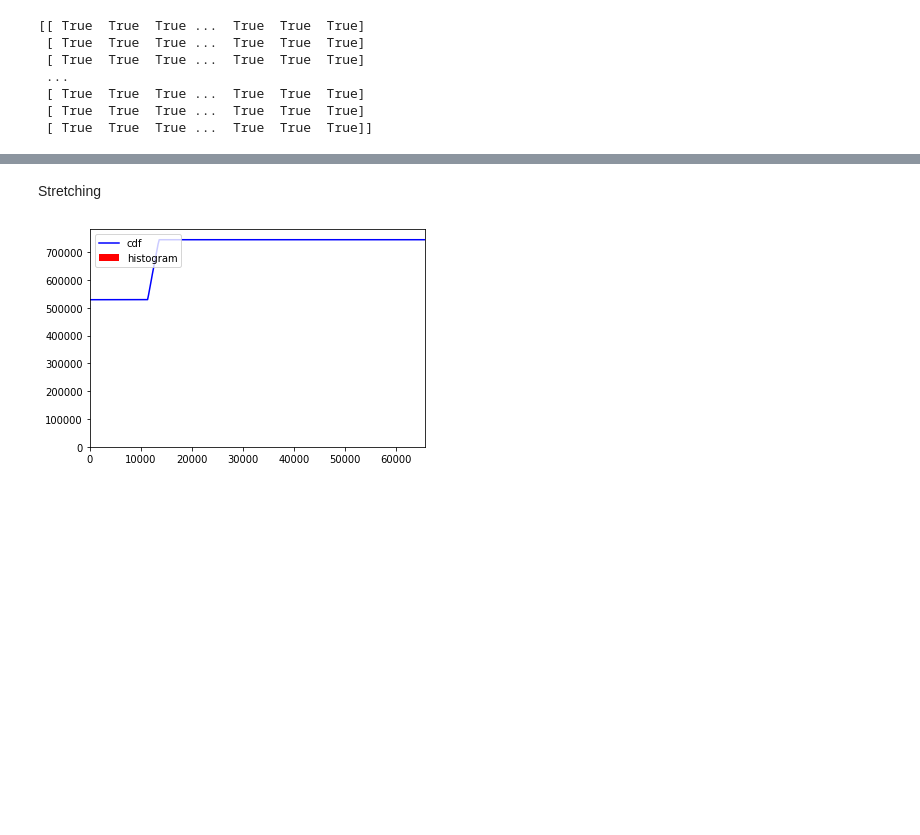
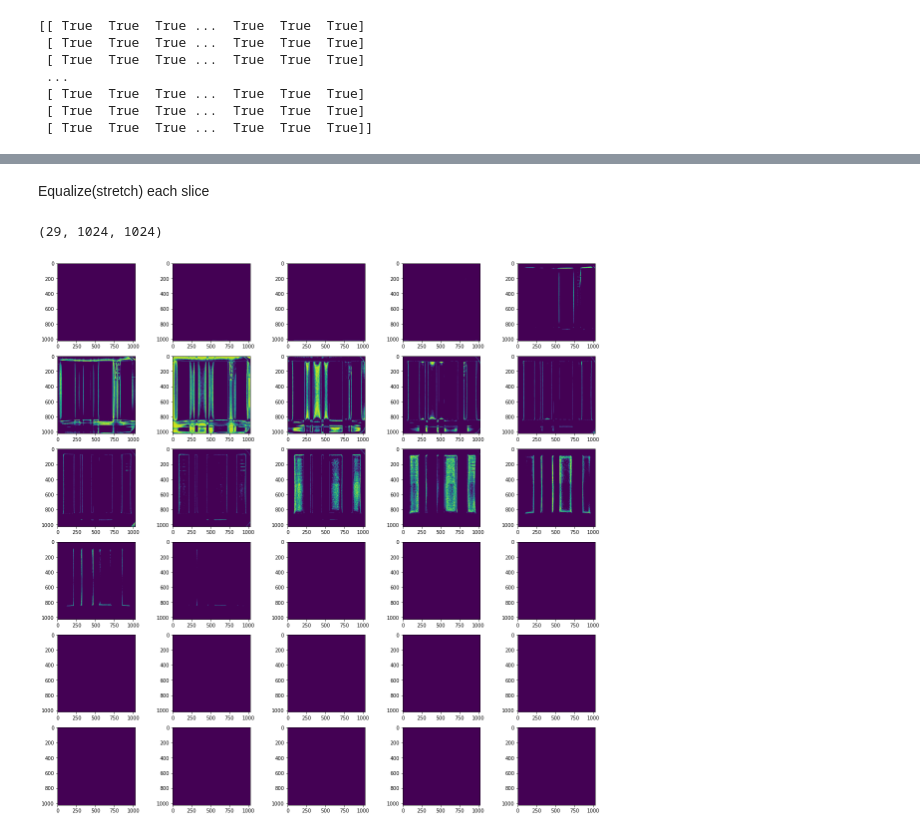
Before and after one commit to MNiko97/BilateralHistogramEqualization, a Jupyter notebook: bilateralFilter.ipynb, the cells around one changed output, grey strips where cells are left out. Saved outputs shown, nothing was run; the diff lists cells and outputs as text; code cells hidden in the pictures; blank space fills up the shorter version.

```diff
--- a/bilateralFilter.ipynb
+++ b/bilateralFilter.ipynb
@@ -83,15 +67,0 @@ for slc in slices :
-# %% [markdown]
-Stretching
-# %%
-#stretch the 5th slice
-max_bit = 2**16
-hist,bins = np.histogram(slices[5].flatten(),max_bit,[0,max_bit])
-cdf = hist.cumsum()
-cdf_normalized = cdf * float(hist.max()) / cdf.max()
-plt.plot(cdf_normalized, color = 'b')
-plt.hist(slices[5].flatten(),max_bit,[0,max_bit], color = 'r')
-plt.xlim([0,max_bit])
-plt.legend(('cdf','histogram'), loc = 'upper left')
-plt.show()
-# %% [output]
-[figure, removed]
@@ -107,0 +68,48 @@ cv.destroyAllWindows()
+# %%
+columns = 5
+rows = 6
+fig = plt.figure(figsize=(20, 20))
+for i in range(1, columns*rows +1):
+    img = slices[i-2]
+    fig.add_subplot(rows, columns, i)
+    plt.imshow(img)
+plt.show()
+# %% [markdown]
+Equalize(stretch) each slice
+# %%
+slices_stretch = []
+max_bit = 2**16
+for slc in slices :
+
+    hist,bins = np.histogram(slc.flatten(),max_bit,[0,max_bit])
+    cdf = hist.cumsum()
+    cdf_normalized = cdf * float(hist.max()) / cdf.max()
+
+    cdf_m = np.ma.masked_equal(cdf,0)
+    cdf_m = (cdf_m - cdf_m.min())*max_bit/(cdf_m.max()-cdf_m.min())
+    cdf = np.ma.filled(cdf_m,0).astype('uint16')
+
+    slices_stretch.append(cdf[slc])
+
+print(np.array(slices_stretch).shape) # Show shape
+
+columns = 5
+rows = 6
+fig = plt.figure(figsize=(20, 20))
+for i in range(1, columns*rows +1):
+    img = slices[i-2]
+    fig.add_subplot(rows, columns, i)
+    plt.imshow(img)
+plt.show()
+
+
+cv.imshow('TiffStretchExemple',slices[5])
+cv.waitKey(0)
+cv.destroyAllWindows()
+
+cv.imshow('TiffStretchExemple',slices_stretch[5])
+cv.waitKey(0)
+cv.destroyAllWindows()
+# %% [output]
+(29, 1024, 1024)
+[figure, added]
```
Also changed, not shown: parts of 4 cells of this notebook.
